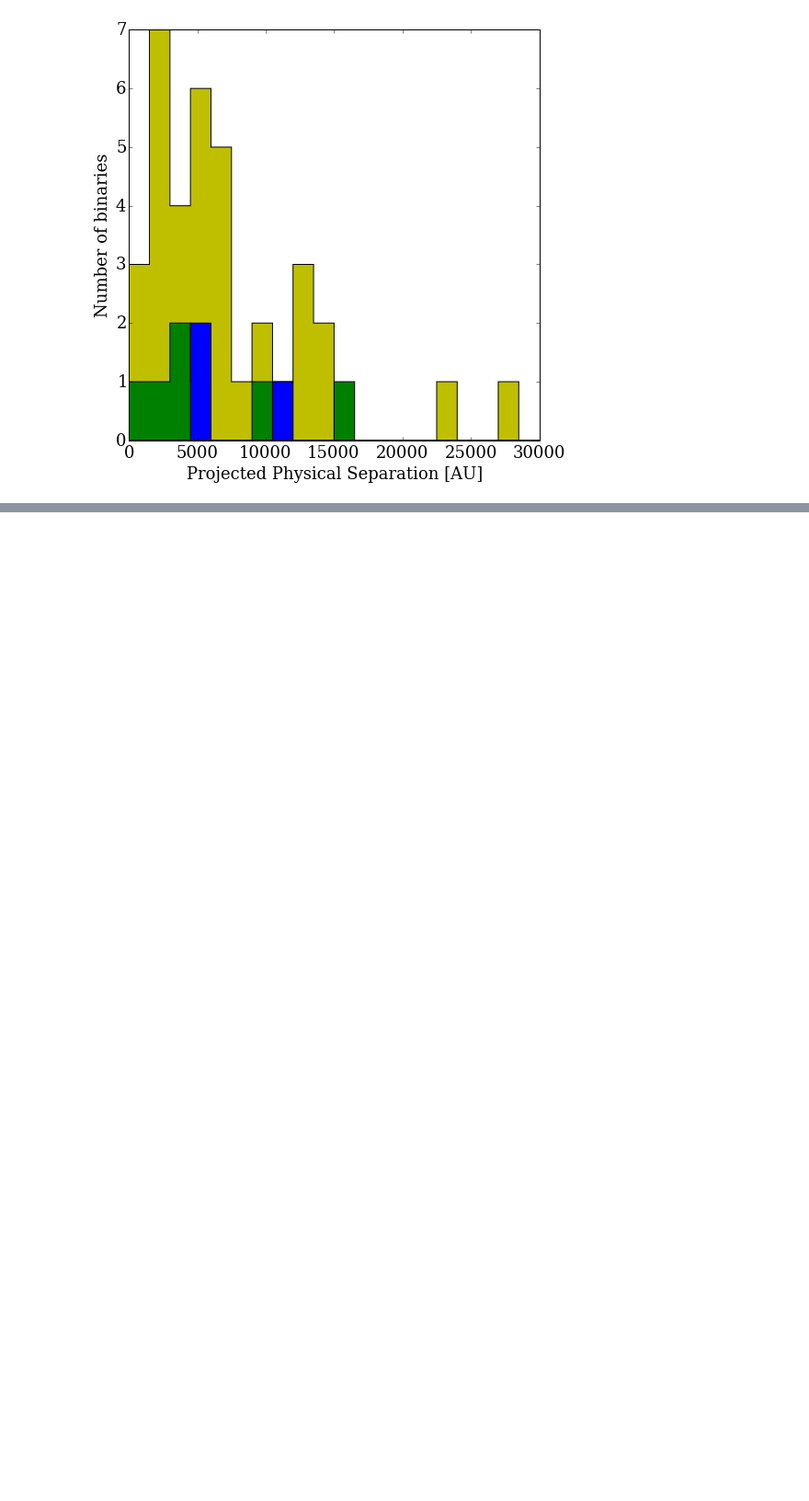
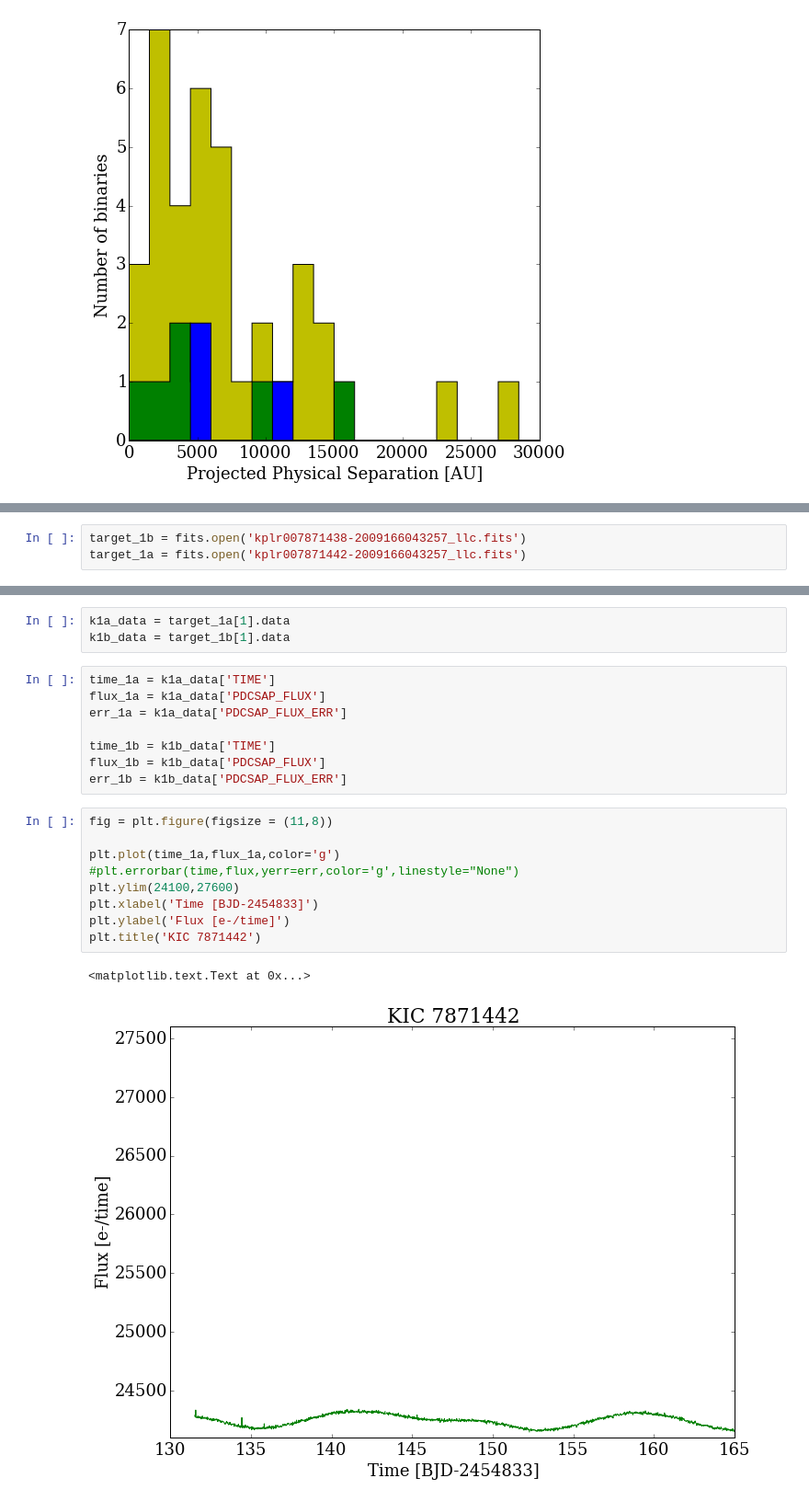
Before and after one commit to RileyWClarke/WideBinaryProject, a Jupyter notebook: WideBinaryProject.v3.ipynb, the cells around one changed output, grey strips where cells are left out. Shown at 92% size. Cells and saved outputs as stored; diff of their text form; blank space fills up the shorter version.

Commit message:
Added lightcurves for targets of interest

```diff
--- a/WideBinaryProject.v3.ipynb
+++ b/WideBinaryProject.v3.ipynb
@@ -576,0 +581,3 @@ plt.savefig('sephist.png', dpi=300)
+# %%
+target_1b = fits.open('kplr007871438-2009166043257_llc.fits')
+target_1a = fits.open('kplr007871442-2009166043257_llc.fits')
@@ -576,0 +663,23 @@ plt.savefig('sephist.png', dpi=300)
+# %%
+k1a_data = target_1a[1].data
+k1b_data = target_1b[1].data
+# %%
+time_1a = k1a_data['TIME']
+flux_1a = k1a_data['PDCSAP_FLUX']
+err_1a = k1a_data['PDCSAP_FLUX_ERR']
+
+time_1b = k1b_data['TIME']
+flux_1b = k1b_data['PDCSAP_FLUX']
+err_1b = k1b_data['PDCSAP_FLUX_ERR']
+# %%
+fig = plt.figure(figsize = (11,8))
+
+plt.plot(time_1a,flux_1a,color='g')
+#plt.errorbar(time,flux,yerr=err,color='g',linestyle="None")
+plt.ylim(24100,27600)
+plt.xlabel('Time [BJD-2454833]')
+plt.ylabel('Flux [e-/time]')
+plt.title('KIC 7871442')
+# %% [output]
+<matplotlib.text.Text at 0x...>
+[figure, added]
```
Also changed, not shown: parts of 9 cells of this notebook.
